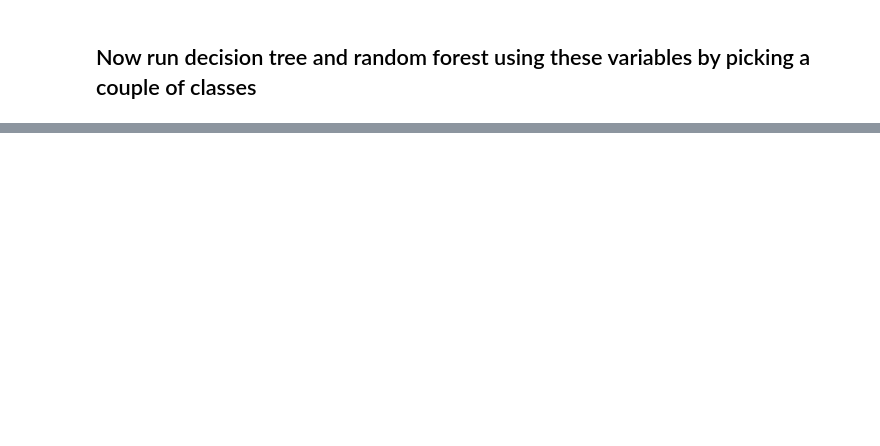
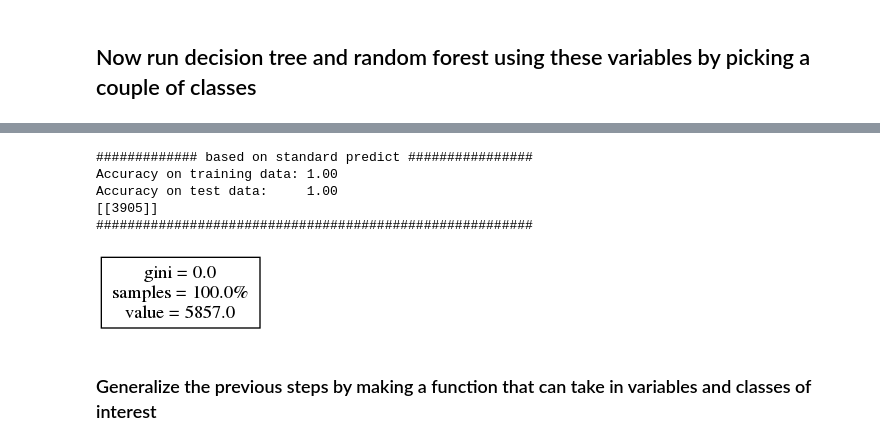
Before and after one commit to abao1999/AY119, a Jupyter notebook: hw3/supervised_classification_exercise.ipynb, the cells around one changed output, grey strips where cells are left out. Cells and saved outputs as stored; diff of their text form; code cells hidden in the pictures; blank space fills up the shorter version.

```diff
--- a/hw3/supervised_classification_exercise.ipynb
+++ b/hw3/supervised_classification_exercise.ipynb
@@ -223,0 +283,3 @@ for idx in lcs['ID']:
+# %%
+varsAll = cat[ cat['Var_Type'].isin([1,2,3,4,5,6,7,8,9,10,11,12,13,14,15,16,17]) & (cat['Number_Obs']>100) ]
+varsAll.head()
@@ -225,0 +356,3 @@ for idx in lcs['ID']:
+# %%
+vars2 = varsAll[ varsAll['Var_Type'].isin([2,5])  ]
+vars2.head()
@@ -225,0 +366,11 @@ for idx in lcs['ID']:
+# %%
+Y = vars2['Var_Type'].values
+Y = np.array([1 if y==6 else 0 for y in Y])
+X = vars2.drop('Var_Type',1)
+vars2.loc[:,('target')] = Y
+# Create test/train mask
+itrain, itest = train_test_split(range(vars2.shape[0]), train_size=0.6)
+mask=np.ones(vars2.shape[0], dtype='int')
+mask[itrain]=1
+mask[itest]=0
+mask = (mask==1)
@@ -225,0 +388,33 @@ for idx in lcs['ID']:
+# %%
+clfTree1 = tree.DecisionTreeClassifier(max_depth=3, criterion='gini')
+
+subdf=vars2[['V_mag', 'Period_days']]
+X=subdf.values
+y=(vars2['Var_Type'].values==1)*1
+
+# TRAINING AND TESTING
+Xtrain, Xtest, ytrain, ytest = X[mask], X[~mask], y[mask], y[~mask]
+
+# FIT THE TREE
+clf=clfTree1.fit(Xtrain, ytrain)
+
+training_accuracy = clf.score(Xtrain, ytrain)
+test_accuracy = clf.score(Xtest, ytest)
+print("############# based on standard predict ################")
+print("Accuracy on training data: %0.2f" % (training_accuracy))
+print("Accuracy on test data:     %0.2f" % (test_accuracy))
+print(confusion_matrix(ytest, clf.predict(Xtest)))
+print("########################################################")
+# %% [output]
+############# based on standard predict ################
+Accuracy on training data: 1.00
+Accuracy on test data:     1.00
+[[3905]]
+########################################################
+# %%
+graph3 = print_tree(clf, features=['V_mag', 'Period_days'], class_names=['No', 'Yes'])
+Image(graph3.create_png())
+# %% [output]
+[figure, added]
+# %% [markdown]
+### Generalize the previous steps by making a function that can take in variables and classes of interest
```
Also changed, not shown: parts of 21 cells of this notebook, 1 other file.
